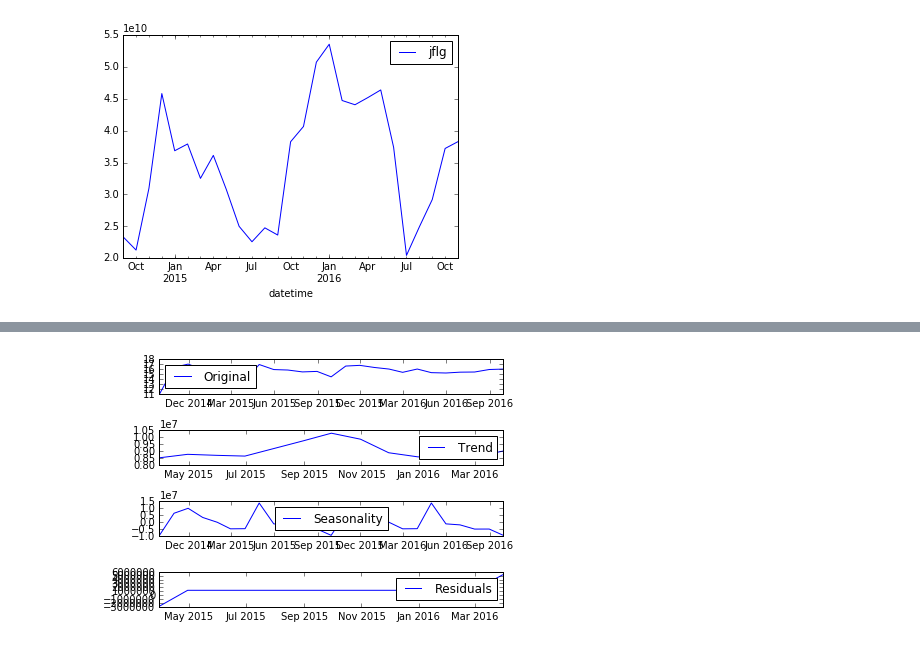
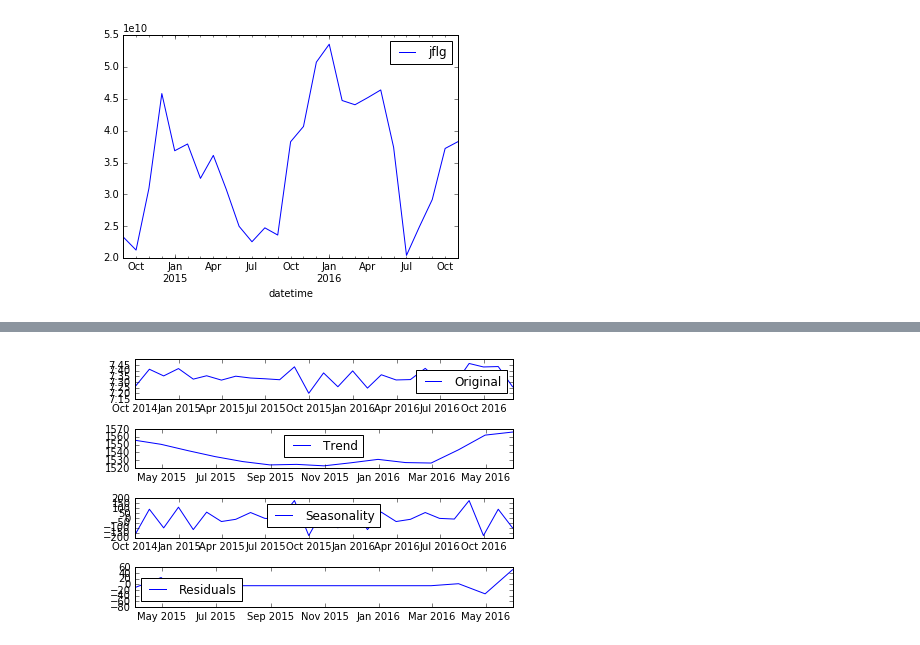
Before and after one commit to kushagragpt99/SocialCops, a Jupyter notebook: Untitled.ipynb, the cells around one changed output, grey strips where cells are left out. Saved outputs shown, nothing was run; the diff lists cells and outputs as text; code cells hidden in the pictures.

Commit message:
solving all the subparts with alternate methods for seasonality

```diff
--- a/Untitled.ipynb
+++ b/Untitled.ipynb
@@ -88,6 +54,3 @@ commodity_dict
          'Thane', 'Maharashtra'],
         ['Kalyan', 'ZENDU', 2016, 'October', 3, 2000, 3000, 3000,
          '2016-10', 'Thane', 'Maharashtra']], dtype=object)}
-# %%
-for x in commodity_dict:
-    print(commodity_dict[x])
@@ -130,13 +104,14 @@ data2=data2[(data2['max_price']-data2['min_price'])>0]
 data2=data2[data2['min_price'] <=data2['modal_price']]
 data2=data2[data2['max_price'] >=data2['modal_price']]
 # %%
-for x in commodity_dict.keys():
+for x in commodity_dict.keys():    #preprocessing
     commodity_dict[x]=commodity_dict[x][commodity_dict[x][:,7]!=nan]
     commodity_dict[x]=commodity_dict[x][commodity_dict[x][:,6]!=nan]
     commodity_dict[x]=commodity_dict[x][commodity_dict[x][:,5]!=nan]
     commodity_dict[x]=commodity_dict[x][commodity_dict[x][:,4]!=nan]
+
     Q1_modal_price=np.percentile(commodity_dict[x][:,7], 25)   #https://stackoverflow.com/questions/43189590/how-do-i-eliminate-outliers-in-pricing-data
     Q3_modal_price=np.percentile(commodity_dict[x][:,7], 75)
     IQR_modal_price = Q3_modal_price-Q1_modal_price
     commodity_dict[x]=commodity_dict[x][commodity_dict[x][:,7] <(Q3_modal_price+1.5*IQR_modal_price)]
-    commodity_dict[x]=matrix2[(Q1_modal_price-1.5*IQR_modal_price) < matrix2[:,7]]
+    commodity_dict[x]=commodity_dict[x][(Q1_modal_price-1.5*IQR_modal_price) < commodity_dict[x][:,7]]
@@ -618,8 +294,3 @@ def test_stationarity(timeseries):
     for key,value in dftest[4].items():
         dfoutput['Critical Value (%s)'%key] = value
     print (dfoutput)
-# %%
-ts_log=np.log(time_data)
-moving_avg = pd.rolling_mean(ts_log,12)
-plt.plot(ts_log)
-plt.plot(moving_avg, color='red')
@@ -628,0 +301,27 @@ plt.plot(moving_avg, color='red')
+# %%
+def moving_average1(a, n=3, shape=28) :
+    ret=np.zeros((len(range(0,shape,n))))
+    i=0
+    for x in range(0,shape,n):
+        arr=a[x:x+n]
+        ret[i]=np.mean(arr)
+        i=i+1
+
+    return ret
+
+def moving_average2(ts, n=3):
+    N = n
+    cumsum, moving = [0], []
+    for i, x in enumerate(ts, 1):
+        cumsum.append(cumsum[i-1] + x)
+        if i>=N:
+            moving_ave = (cumsum[i] - cumsum[i-N])/N
+            moving_avg.append(moving_ave)
+    return moving_avg
+
+# ts_log=np.log(time_data_)
+# ts=time_data_
+# moving_avg = pd.rolling_mean(ts_log,4)
+# #plt.plot(ts_log)
+# #plt.plot(moving_avg, color='red')
+# MA=moving_average(ts_log.as_matrix(), n=4, shape=28)
@@ -725,23 +548,23 @@ Variance score: 0.08
 # %%
 from statsmodels.tsa.seasonal import seasonal_decompose
-decomposition = seasonal_decompose(time_data, model='additive')
+decomposition = seasonal_decompose(time_data_Aamgaon, model='additive')
 
 trend = decomposition.trend
 seasonal = decomposition.seasonal
 residual = decomposition.resid
 
 plt.subplot(411)
 plt.plot(ts_log, label='Original')
 plt.legend(loc='best')
 plt.subplot(412)
 plt.plot(trend, label='Trend')
 plt.legend(loc='best')
 plt.subplot(413)
 plt.plot(seasonal,label='Seasonality')
 plt.legend(loc='best')
 plt.subplot(414)
 plt.plot(residual, label='Residuals')
 plt.legend(loc='best')
 plt.tight_layout()
 # %% [output]
-[figure, old version]
+[figure, new version]
```
Also changed, not shown: parts of 59 cells of this notebook.
